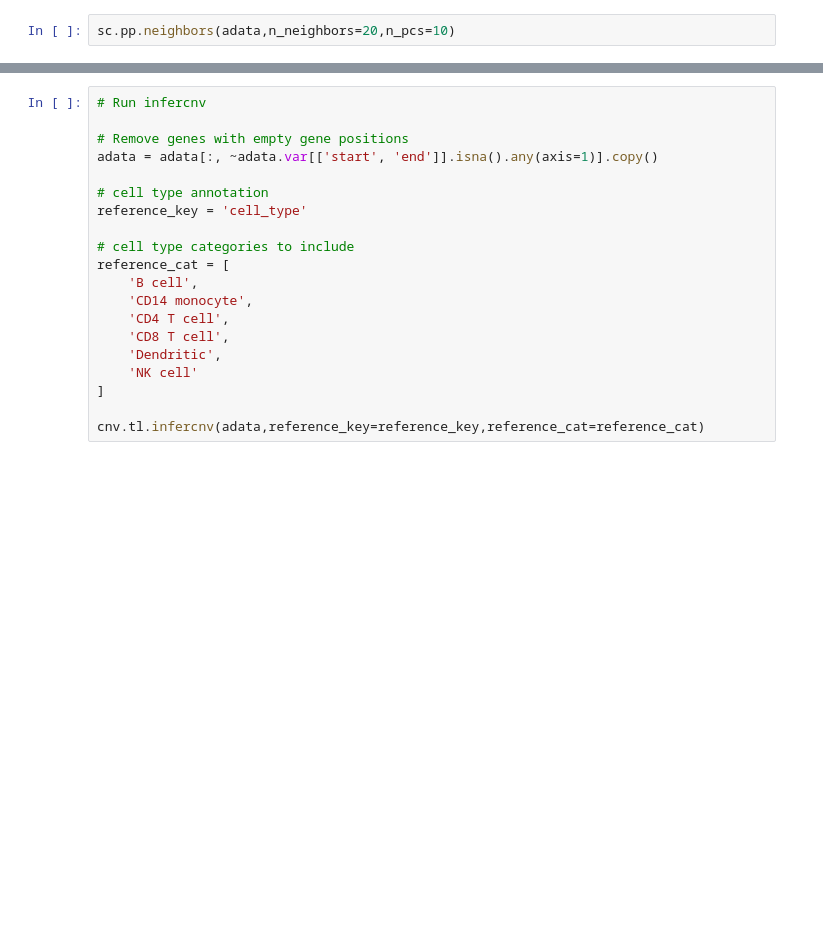
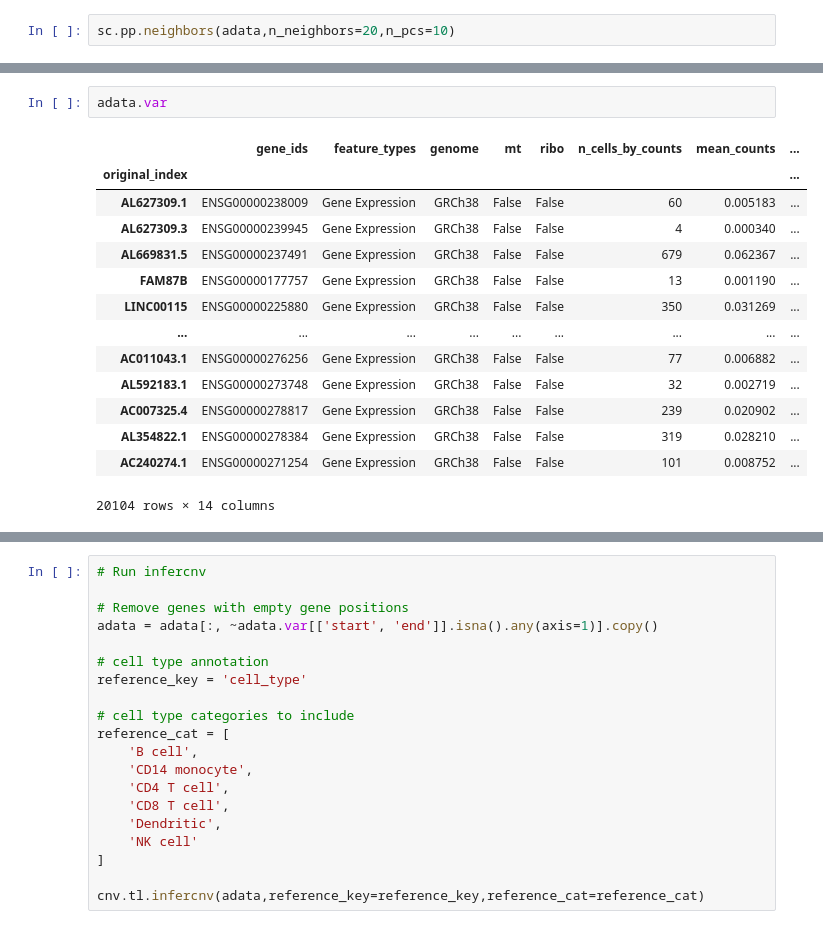
Before and after one commit to bly2/CSCB-2025-Final, a Jupyter notebook: master.ipynb, the cells around one changed output, grey strips where cells are left out. Drawn from its saved outputs; the diff is of its cells as text; blank space fills up the shorter version.

```diff
--- a/master.ipynb
+++ b/master.ipynb
@@ -113,0 +114,17 @@ sc.pl.umap(adata, color="cell_type")
+# %%
+adata.var
+# %% [output]
+|  | gene_ids | feature_types | genome | mt | ribo | n_cells_by_counts | mean_counts | ... |
+| original_index |  |  |  |  |  |  |  | ... |
+| AL627309.1 | ENSG00000238009 | Gene Expression | GRCh38 | False | False | 60 | 0.005183 | ... |
+| AL627309.3 | ENSG00000239945 | Gene Expression | GRCh38 | False | False | 4 | 0.000340 | ... |
+| AL669831.5 | ENSG00000237491 | Gene Expression | GRCh38 | False | False | 679 | 0.062367 | ... |
+| FAM87B | ENSG00000177757 | Gene Expression | GRCh38 | False | False | 13 | 0.001190 | ... |
+| LINC00115 | ENSG00000225880 | Gene Expression | GRCh38 | False | False | 350 | 0.031269 | ... |
+| ... | ... | ... | ... | ... | ... | ... | ... | ... |
+| AC011043.1 | ENSG00000276256 | Gene Expression | GRCh38 | False | False | 77 | 0.006882 | ... |
+| AL592183.1 | ENSG00000273748 | Gene Expression | GRCh38 | False | False | 32 | 0.002719 | ... |
+| AC007325.4 | ENSG00000278817 | Gene Expression | GRCh38 | False | False | 239 | 0.020902 | ... |
+| AL354822.1 | ENSG00000278384 | Gene Expression | GRCh38 | False | False | 319 | 0.028210 | ... |
+| AC240274.1 | ENSG00000271254 | Gene Expression | GRCh38 | False | False | 101 | 0.008752 | ... |
+20104 rows × 14 columns
```
Also changed, not shown: parts of 3 cells of this notebook.
